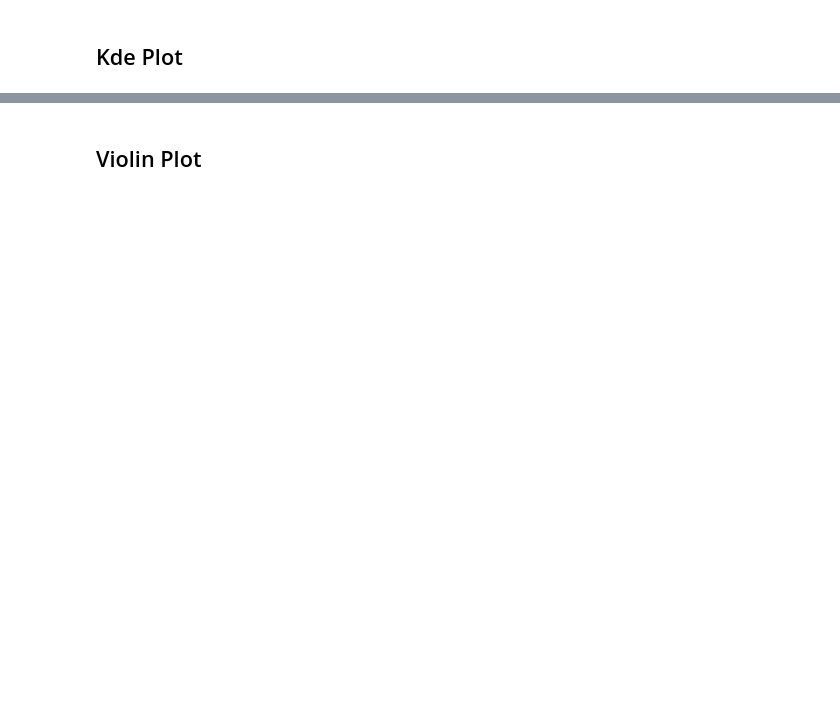
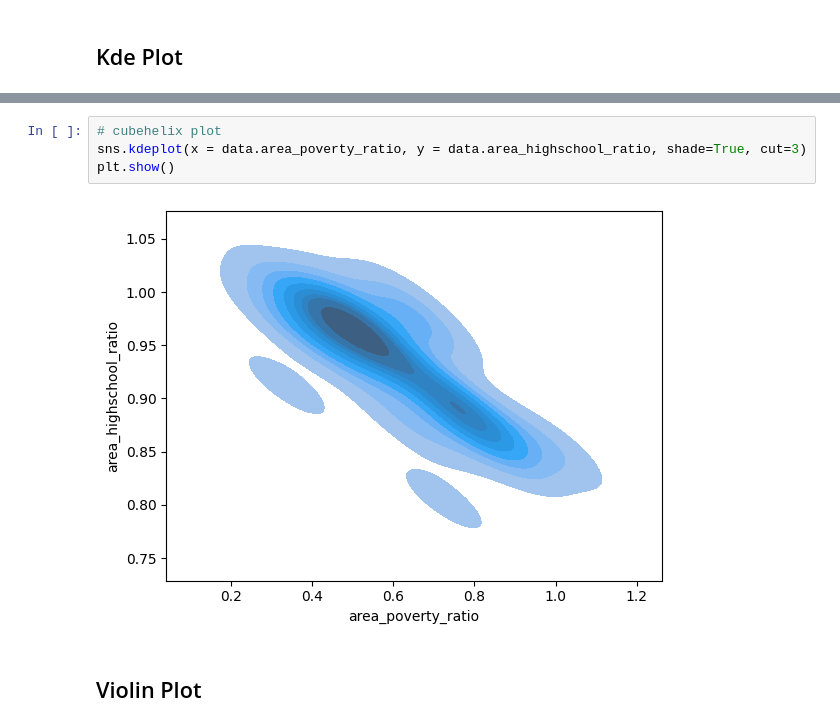
Before and after one commit to aeyeniay/SeabornPlots, a Jupyter notebook: seaborn_plots.ipynb, the cells around one changed output, grey strips where cells are left out. Cells and saved outputs as stored; diff of their text form; blank space fills up the shorter version.

```diff
--- a/seaborn_plots.ipynb
+++ b/seaborn_plots.ipynb
@@ -611,3 +626,9 @@ plt.show()
+# %%
+# cubehelix plot
+sns.kdeplot(x = data.area_poverty_ratio, y = data.area_highschool_ratio, shade=True, cut=3)
+plt.show()
+# %% [output]
+[figure, added]
 # %% [markdown]
 <a id="7"></a>
 ## Violin Plot
```
Also changed, not shown: parts of 17 cells of this notebook.
